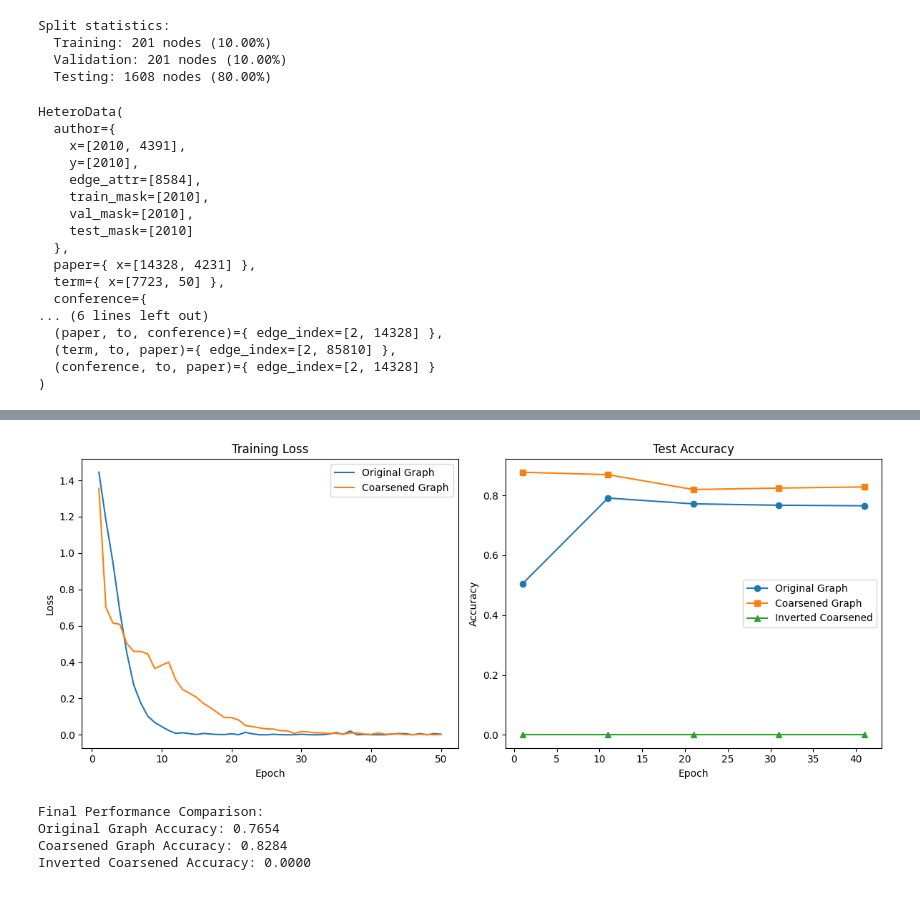
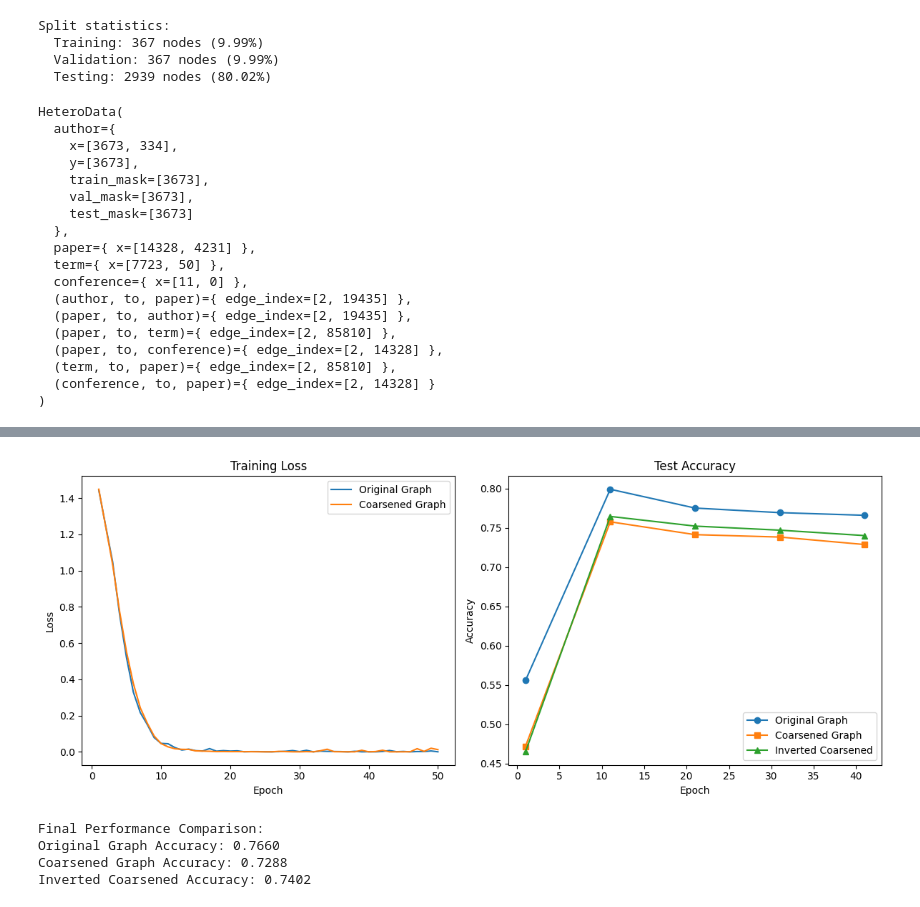
Before and after one commit to Robino-CK/UGC-Universal-Graph-Coarsening, a Jupyter notebook: test_hetero_ugc.ipynb, the cells around one changed output, grey strips where cells are left out. Cells and saved outputs as stored; diff of their text form; code cells hidden in the pictures.

```diff
--- a/test_hetero_ugc.ipynb
+++ b/test_hetero_ugc.ipynb
@@ -68,13 +27,17 @@ inverse_mapping = {}
 for type, p in projection.items():
     inverse_mapping[type] = {}
     for key, value in p.items():
-        if value not in inverse_mapping:
-            inverse_mapping[value] = [key]
+        if value not in inverse_mapping[type]:
+            inverse_mapping[type][value] = [key]
         else:
-            inverse_mapping[value].append(key)
+            inverse_mapping[type][value].append(key)
 # %%
 original_data = dataset_hetero[0]
 coarsened_data = coarsend_graph
+# %%
+# delete adjacency from coarsend features:
+for type in coarsened_data.node_types:
+    coarsened_data[type].x = coarsened_data[type].x[:, :original_data[type].num_features]
 # %%
 import torch
 import numpy as np
@@ -148,22 +111,23 @@ coarsened_data = create_train_val_test_masks(coarsened_data, train_ratio=0.1, va
 coarsend_graph
 # %% [output]
 Split statistics:
-  Training: 201 nodes (10.00%)
-  Validation: 201 nodes (10.00%)
-  Testing: 1608 nodes (80.00%)
+  Training: 367 nodes (9.99%)
+  Validation: 367 nodes (9.99%)
+  Testing: 2939 nodes (80.02%)
 HeteroData(
   author={
-    x=[2010, 4391],
-    y=[2010],
-    edge_attr=[8584],
-    train_mask=[2010],
-    val_mask=[2010],
-    test_mask=[2010]
+    x=[3673, 334],
+    y=[3673],
+    train_mask=[3673],
+    val_mask=[3673],
+    test_mask=[3673]
   },
   paper={ x=[14328, 4231] },
   term={ x=[7723, 50] },
-  conference={
-... (6 lines left out)
+  conference={ x=[11, 0] },
+  (author, to, paper)={ edge_index=[2, 19435] },
+  (paper, to, author)={ edge_index=[2, 19435] },
+  (paper, to, term)={ edge_index=[2, 85810] },
   (paper, to, conference)={ edge_index=[2, 14328] },
   (term, to, paper)={ edge_index=[2, 85810] },
   (conference, to, paper)={ edge_index=[2, 14328] }
@@ -240,7 +204,6 @@ def apply_inversion_mapping(coarsened_pred, inversion_map, original_labels):
     """
     correct_count = 0
     total_count = 0
-
     for coarse_node, orig_nodes in inversion_map.items():
         coarse_pred = coarsened_pred[coarse_node].item()
 
@@ -315,10 +278,10 @@ def test_coarsened():
 
         # Apply inversion mapping to evaluate how coarsened predictions map to original graph
         inverted_acc  = apply_inversion_mapping(
-            #pred,
-            #inverse_mapping,
-            #original_data['author'].y
-        #)
+            pred,
+            inverse_mapping["author"],
+            original_data['author'].y
+        )
 
         return coarsened_acc, inverted_acc
 
@@ -415,5 +378,5 @@ Epoch 41:
-[figure, old version]
+[figure, new version]
 Final Performance Comparison:
-Original Graph Accuracy: 0.7654
-Coarsened Graph Accuracy: 0.8284
-Inverted Coarsened Accuracy: 0.0000
+Original Graph Accuracy: 0.7660
+Coarsened Graph Accuracy: 0.7288
+Inverted Coarsened Accuracy: 0.7402
```
Also changed, not shown: parts of 5 cells of this notebook, 3 other files.
